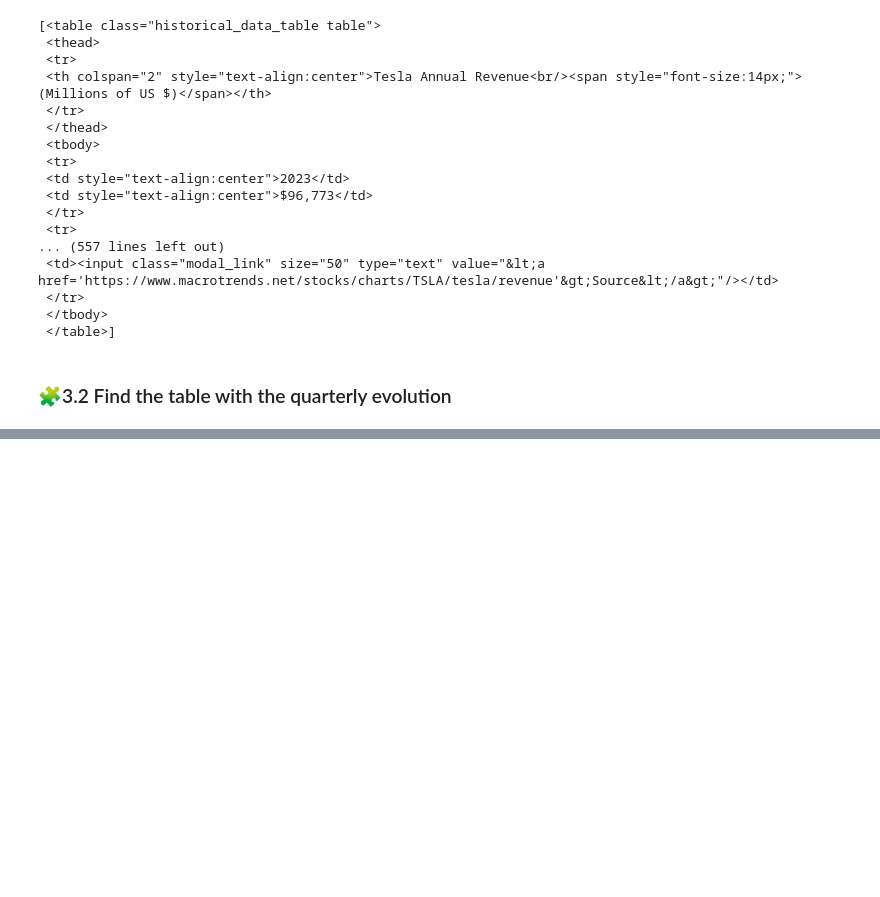
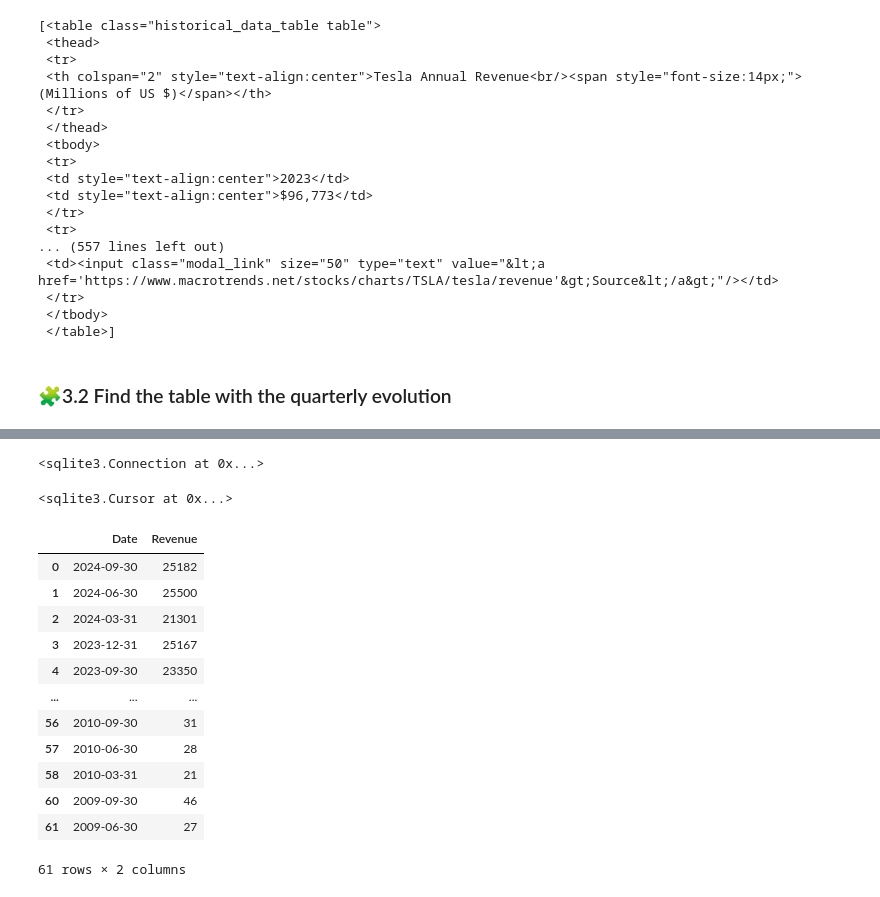
Before and after one commit to mvlarra/web-scraping-project-tutorial, a Jupyter notebook: src/explore.es.ipynb, the cells around one changed output, grey strips where cells are left out. Cells and saved outputs as stored; diff of their text form; code cells hidden in the pictures; blank space fills up the shorter version.

```diff
--- a/src/explore.es.ipynb
+++ b/src/explore.es.ipynb
@@ -203,17 +203,3 @@ tables # tables es entonces una lista de objetos BeautifulSoup, cada uno represe
 # Si luego pego desde el notepad+ a excel, ya me muestra las tablas con formato, para visualizarlas mejor aun.
 # %% [markdown]
 ### 🧩3.2 Find the table with the quarterly evolution
-# %%
-import pandas as pd
-
-
-# 🧩 Paso 2:
-# Encontrar la tabla correcta
-for index, table in enumerate(tables):
-    if ("Tesla Quarterly Revenue" in str(table)):
-        table_index = index
-        break
-print(table_index)
-
-tesla_revenue = pd.DataFrame(columns = ["Date", "Revenue"])
-tesla_revenue
@@ -295,0 +297,3 @@ tesla_revenue.head()
+# %%
+df_tesla_revenue = df_tesla_revenue[df_tesla_revenue["Revenue"] != ""]
+df_tesla_revenue.head()
@@ -295,0 +307,10 @@ tesla_revenue.head()
+# %%
+df_tesla_revenue["Revenue"] = df_tesla_revenue["Revenue"].apply(lambda text: text.replace("$", "").replace(",", ""))
+df_tesla_revenue["Revenue"] = pd.to_numeric(df_tesla_revenue["Revenue"])
+df_tesla_revenue.head()
+
+#  Explicación:
+#   (*) .apply(lambda text: text.replace("$", "").replace(",", ""))
+#         Aplica .replace("$", "") y .replace(",", "") a cada fila de "Revenue".
+#   (*) pd.to_numeric()
+#         Convierte la columna a formato numérico (int o float).
@@ -295,0 +344,42 @@ tesla_revenue.head()
+# %%
+import sqlite3
+
+connection = sqlite3.connect("Tesla.db")
+connection
+
+# Crea una conexión a una base de datos SQLite llamada Tesla.db.
+# Si el archivo Tesla.db no existe, SQLite lo creará automáticamente
+# en el directorio donde estás ejecutando el código.
+# %% [output]
+<sqlite3.Connection at 0x...>
+# %%
+cursor = connection.cursor()
+cursor.execute("DROP TABLE IF EXISTS revenue")  # Elimina la tabla si ya existe
+cursor.execute("""CREATE TABLE revenue (Date, Revenue)""")
+
+# Se crea un cursor que te permite ejecutar comandos SQL en la base de datos.
+#       cursor.execute("""CREATE TABLE revenue (Date, Revenue)""")
+
+# Esta sentencia SQL crea una nueva tabla llamada revenue con dos columnas:
+# Date y Revenue.
+# Sin embargo, no especificas los tipos de datos para estas columnas.
+# Si no defines los tipos de datos, SQLite los asignará automáticamente.
+# Para ser más preciso y evitar problemas futuros, puedes definir los tipos de datos explícitamente.
+# %% [output]
+<sqlite3.Cursor at 0x...>
+# %%
+df_tesla_revenue
+# %% [output]
+|  | Date | Revenue |
+| 0 | 2024-09-30 | 25182 |
+| 1 | 2024-06-30 | 25500 |
+| 2 | 2024-03-31 | 21301 |
+| 3 | 2023-12-31 | 25167 |
+| 4 | 2023-09-30 | 23350 |
+| ... | ... | ... |
+| 56 | 2010-09-30 | 31 |
+| 57 | 2010-06-30 | 28 |
+| 58 | 2010-03-31 | 21 |
+| 60 | 2009-09-30 | 46 |
+| 61 | 2009-06-30 | 27 |
+61 rows × 2 columns
```
Also changed, not shown: parts of 15 cells of this notebook, 2 other files.
